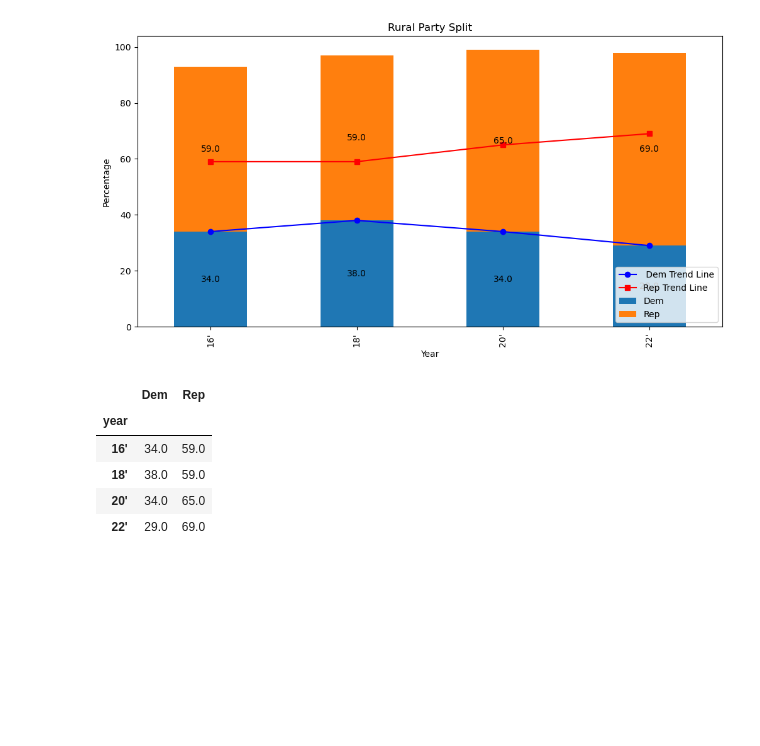
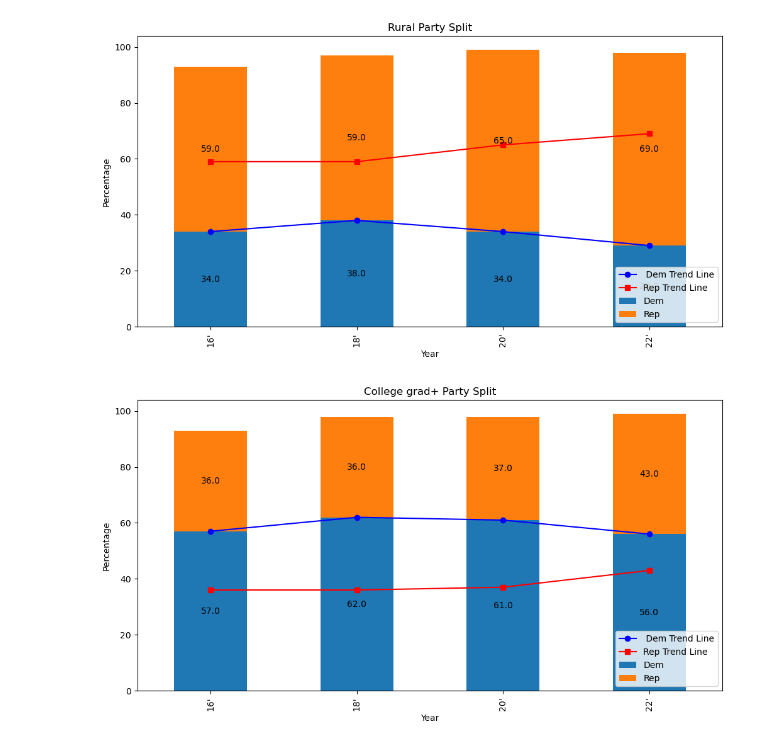
Before and after one commit to erinnyy/US-Election-Data-Python-EDA-Project, a Jupyter notebook: Voter_Demographics.ipynb, the cells around one changed output. Cells and saved outputs as stored; diff of their text form; code cells hidden in the pictures; blank space fills up the shorter version.

```diff
--- a/Voter_Demographics.ipynb
+++ b/Voter_Demographics.ipynb
@@ -741,12 +757,44 @@ plt.savefig('Location3_bar.png')
 plt.show()
 # %% [output]
 [figure]
-# %%
-df_com_3
-# %% [output]
-|  | Dem | Rep |
-| year |  |  |
-| 16' | 34.0 | 59.0 |
-| 18' | 38.0 | 59.0 |
-| 20' | 34.0 | 65.0 |
-| 22' | 29.0 | 69.0 |
+# %%
+# plot education type
+x = ['16\'','18\'','20\'','22\'']
+y_dem = list(df.iloc[115,7:0:-2])
+y_rep = list(df.iloc[115,8:0:-2])
+
+
+data = {
+    'year': x,
+    'Dem': y_dem,
+    'Rep': y_rep
+}
+
+df_edu_1 = pd.DataFrame(data)
+components = ['Dem', 'Rep']
+df_edu_1.set_index('year', inplace=True)
+
+# Create the stacked bar chart
+ax = df_edu_1.plot(kind='bar', stacked=True, figsize=(12, 6))
+
+# Add trend lines for Value_1 and Value_2 individually
+ax.plot(df_edu_1['Dem'], color='blue', marker='o', label=' Dem Trend Line')
+ax.plot(df_edu_1['Rep'], color='red', marker='s', label='Rep Trend Line')
+
+# Add data labels to the bars
+for bar in ax.patches:
+    width = bar.get_width()
+    height = bar.get_height()
+    x, y = bar.get_xy()
+    ax.annotate(f'{height}', (x + width / 2, y + height / 2), ha='center', va='center', fontsize=10)
+
+plt.title('College grad+ Party Split')
+plt.xlabel('Year')
+plt.ylabel('Percentage')
+plt.legend(loc='lower right')
+
+plt.savefig('/Users/erinyu/Desktop/edu1_bar.png')
+
+plt.show()
+# %% [output]
+[figure, added]
```
Also changed, not shown: parts of 20 cells of this notebook.
